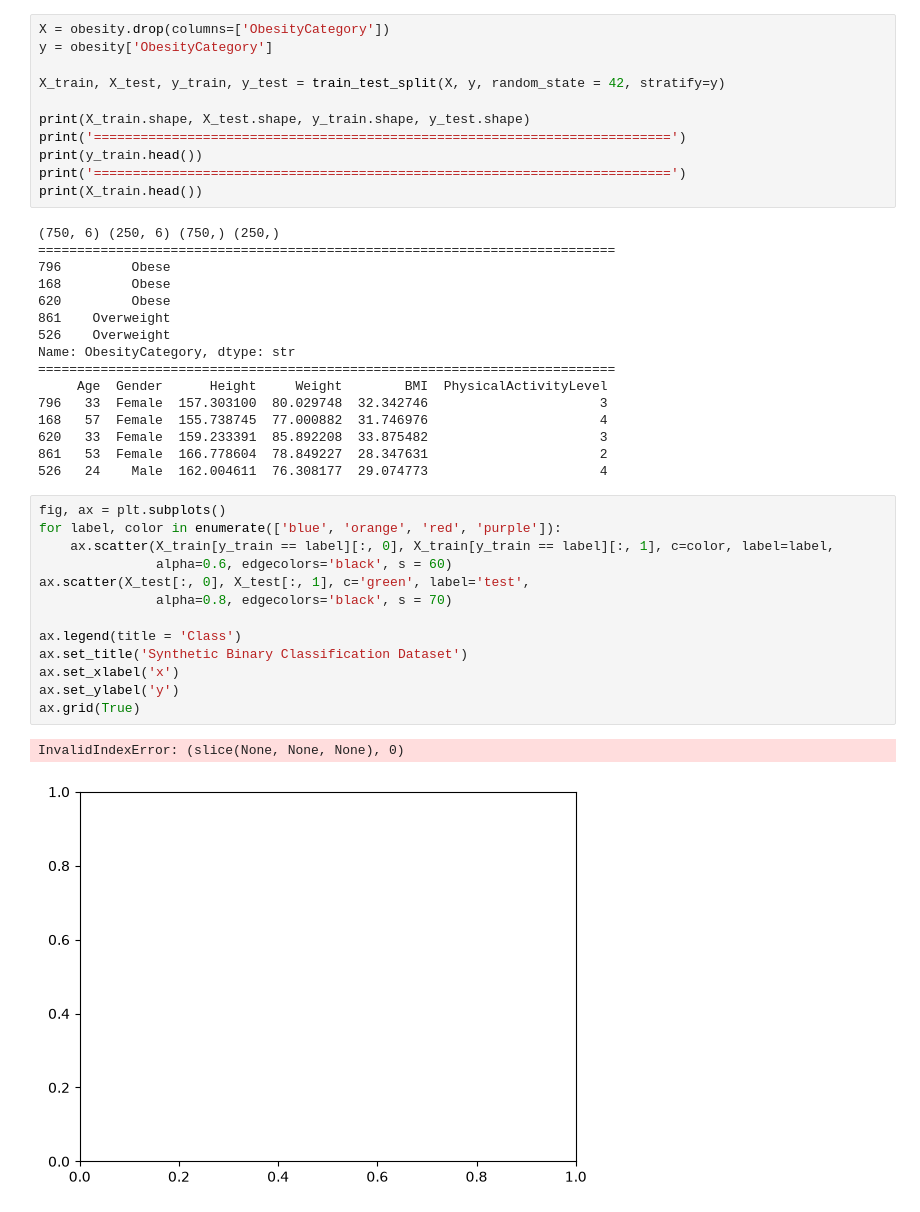
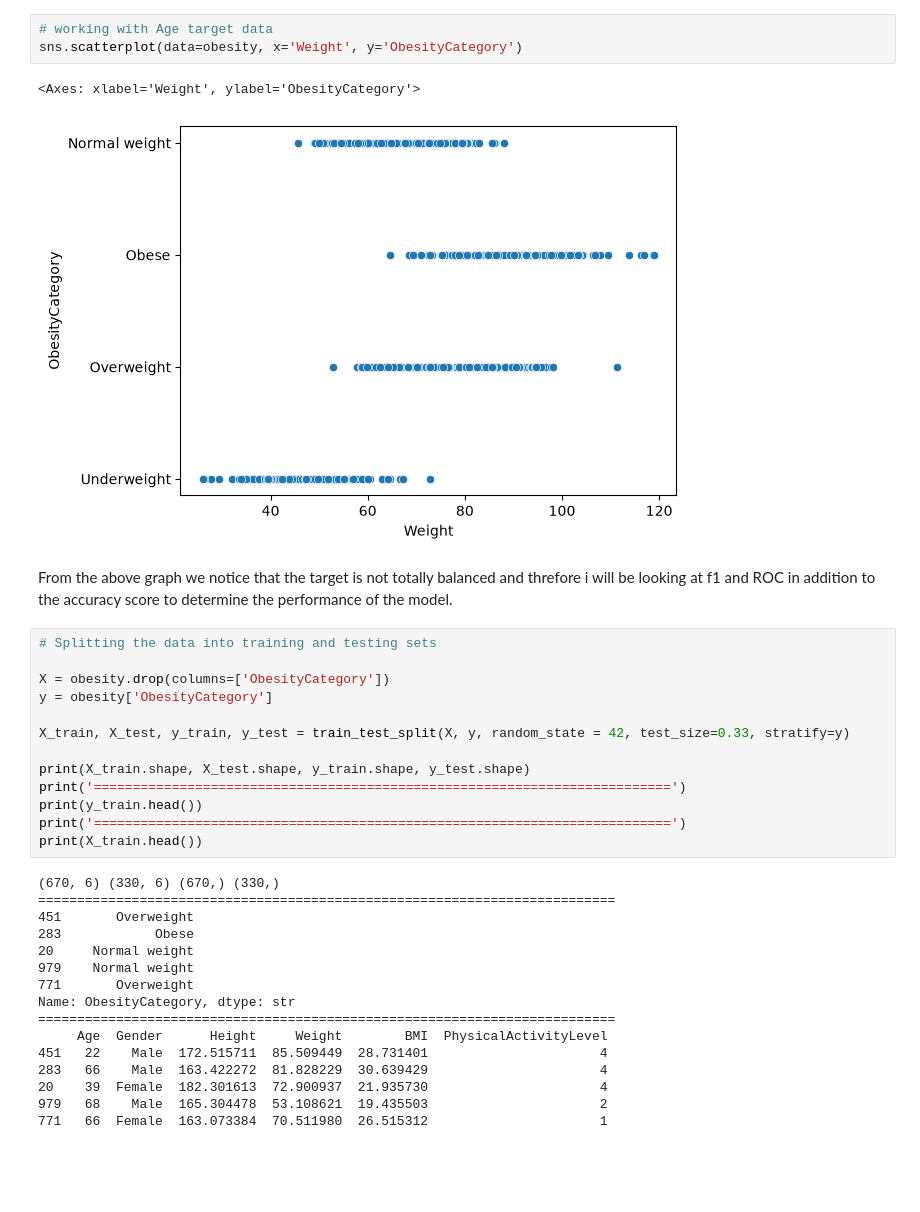
Before and after one commit to asoali67/Capstone, a Jupyter notebook: Capstone.ipynb, the cells around one changed output. Saved outputs shown, nothing was run; the diff lists cells and outputs as text; blank space fills up the shorter version.

```diff
--- a/Capstone.ipynb
+++ b/Capstone.ipynb
@@ -69,8 +81,18 @@ Name: count, dtype: int64
+# %%
+# working with Age target data
+sns.scatterplot(data=obesity, x='Weight', y='ObesityCategory')
+# %% [output]
+<Axes: xlabel='Weight', ylabel='ObesityCategory'>
+[figure, added]
+# %% [markdown]
+From the above graph we notice that the target is not totally balanced and threfore i will be looking at f1 and ROC in addition to the accuracy score to determine the performance of the model.
 # %%
+# Splitting the data into training and testing sets
+
 X = obesity.drop(columns=['ObesityCategory'])
 y = obesity['ObesityCategory']
 
-X_train, X_test, y_train, y_test = train_test_split(X, y, random_state = 42, stratify=y)
+X_train, X_test, y_train, y_test = train_test_split(X, y, random_state = 42, test_size=0.33, stratify=y)
 
 print(X_train.shape, X_test.shape, y_train.shape, y_test.shape)
 print('==========================================================================')
@@ -78,34 +100,18 @@ print(y_train.head())
 print('==========================================================================')
 print(X_train.head())
 # %% [output]
-(750, 6) (250, 6) (750,) (250,)
+(670, 6) (330, 6) (670,) (330,)
 ==========================================================================
-796         Obese
-168         Obese
-620         Obese
-861    Overweight
-526    Overweight
+451       Overweight
+283            Obese
+20     Normal weight
+979    Normal weight
+771       Overweight
 Name: ObesityCategory, dtype: str
 ==========================================================================
      Age  Gender      Height     Weight        BMI  PhysicalActivityLevel
-796   33  Female  157.303100  80.029748  32.342746                      3
-168   57  Female  155.738745  77.000882  31.746976                      4
-620   33  Female  159.233391  85.892208  33.875482                      3
-861   53  Female  166.778604  78.849227  28.347631                      2
-526   24    Male  162.004611  76.308177  29.074773                      4
+451   22    Male  172.515711  85.509449  28.731401                      4
+283   66    Male  163.422272  81.828229  30.639429                      4
+20    39  Female  182.301613  72.900937  21.935730                      4
+979   68    Male  165.304478  53.108621  19.435503                      2
+771   66  Female  163.073384  70.511980  26.515312                      1
-# %%
-fig, ax = plt.subplots()
-for label, color in enumerate(['blue', 'orange', 'red', 'purple']):
-    ax.scatter(X_train[y_train == label][:, 0], X_train[y_train == label][:, 1], c=color, label=label,
-               alpha=0.6, edgecolors='black', s = 60)
-ax.scatter(X_test[:, 0], X_test[:, 1], c='green', label='test',
-               alpha=0.8, edgecolors='black', s = 70)
-
-ax.legend(title = 'Class')
-ax.set_title('Synthetic Binary Classification Dataset')
-ax.set_xlabel('x')
-ax.set_ylabel('y')
-ax.grid(True)
-# %% [output]
-InvalidIndexError: (slice(None, None, None), 0)
-[figure, removed]
```
Also changed, not shown: parts of 15 cells of this notebook.
